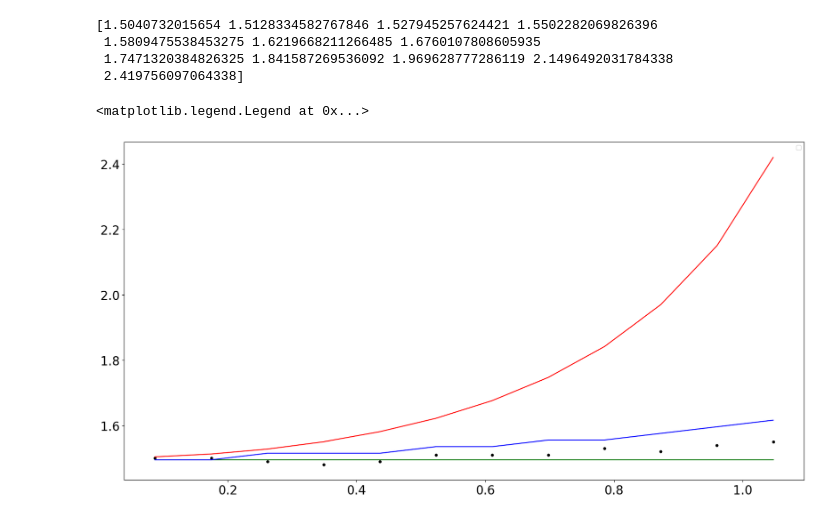
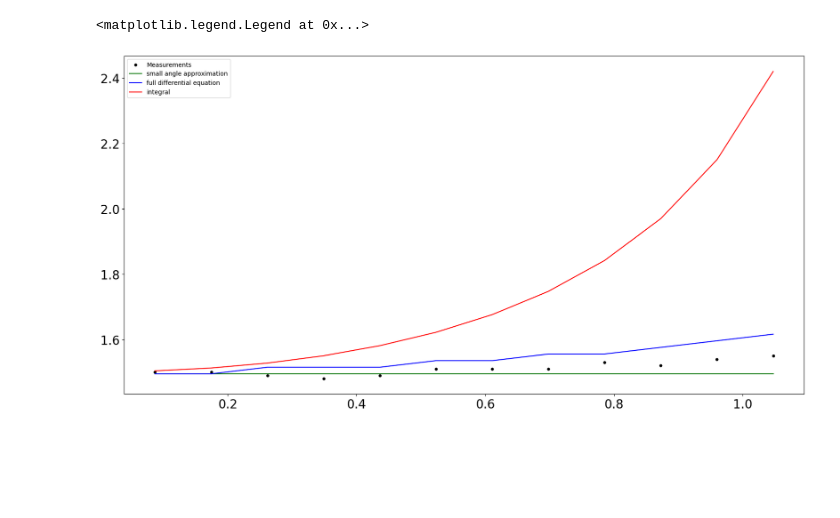
Before and after one commit to royalnorthen/Physics-III-Lab, a Jupyter notebook: pendulum lab.ipynb, the cells around one changed output. Saved outputs shown, nothing was run; the diff lists cells and outputs as text; code cells hidden in the pictures; blank space fills up the shorter version.

Commit message:
added labels

```diff
--- a/pendulum lab.ipynb
+++ b/pendulum lab.ipynb
@@ -74,40 +74,36 @@ omega_SAA_l2 = np.zeros(12, dtype=object)
 T_SAA_l2 = np.zeros(12, dtype=object)
 
 theta_FDE_l2 = np.zeros(12, dtype=object)
 omega_FDE_l2 = np.zeros(12, dtype=object)
 T_FDE_l2 = np.zeros(12, dtype=object)
 
 T_integral_l2 = np.zeros(12, dtype=object)
 
 for i in range(0, 12):
     x0 = [drop_angle[i], 0.0]
     theta0 = drop_angle[i]
 
     theta_SAA_l2[i], omega_SAA_l2[i] = odeint(SAA_model, x0, time_axis, args=(length,)).T
     theta_FDE_l2[i], omega_FDE_l2[i] = odeint(FDE_model, x0, time_axis, args=(length,)).T
 
     T_SAA_l2[i] = time_axis[find_peaks(theta_SAA_l2[i])[0][4]] / 5
     T_FDE_l2[i] = time_axis[find_peaks(theta_FDE_l2[i])[0][4]] / 5
 
     T_integral_l2[i] = 4 * (l2/g)**0.5 * quad(integrand, 0, np.pi/2, args=(theta0,))[0]
 
 
 
 # plotting
 fig1 = plt.figure(figsize=(20,10)) # l1 figure
 ax1 = fig1.add_subplot(111)
-ax1.scatter(drop_angle, period_l1, s=15, c='k')
-ax1.plot(drop_angle, T_SAA_l1, c='g')
-ax1.plot(drop_angle, T_FDE_l1, c='b')
-ax1.plot(drop_angle, T_integral_l1, c='r')
+ax1.scatter(drop_angle, period_l1, s=15, c='k', label="Measurements")
+ax1.plot(drop_angle, T_SAA_l1, c='g', label="small angle approximation")
+ax1.plot(drop_angle, T_FDE_l1, c='b', label="full differential equation")
+ax1.plot(drop_angle, T_integral_l1, c='r', label="integral")
 
 ax1.xaxis.set_tick_params(labelsize=20)
 ax1.yaxis.set_tick_params(labelsize=20)
 plt.legend()
 # %% [output]
-[1.5040732015654 1.5128334582767846 1.527945257624421 1.5502282069826396
- 1.5809475538453275 1.6219668211266485 1.6760107808605935
- 1.7471320384826325 1.841587269536092 1.969628777286119 2.1496492031784338
- 2.419756097064338]
+<matplotlib.legend.Legend at 0x...>
-<matplotlib.legend.Legend at 0x...>
-[figure, old version]
+[figure, new version]
```
